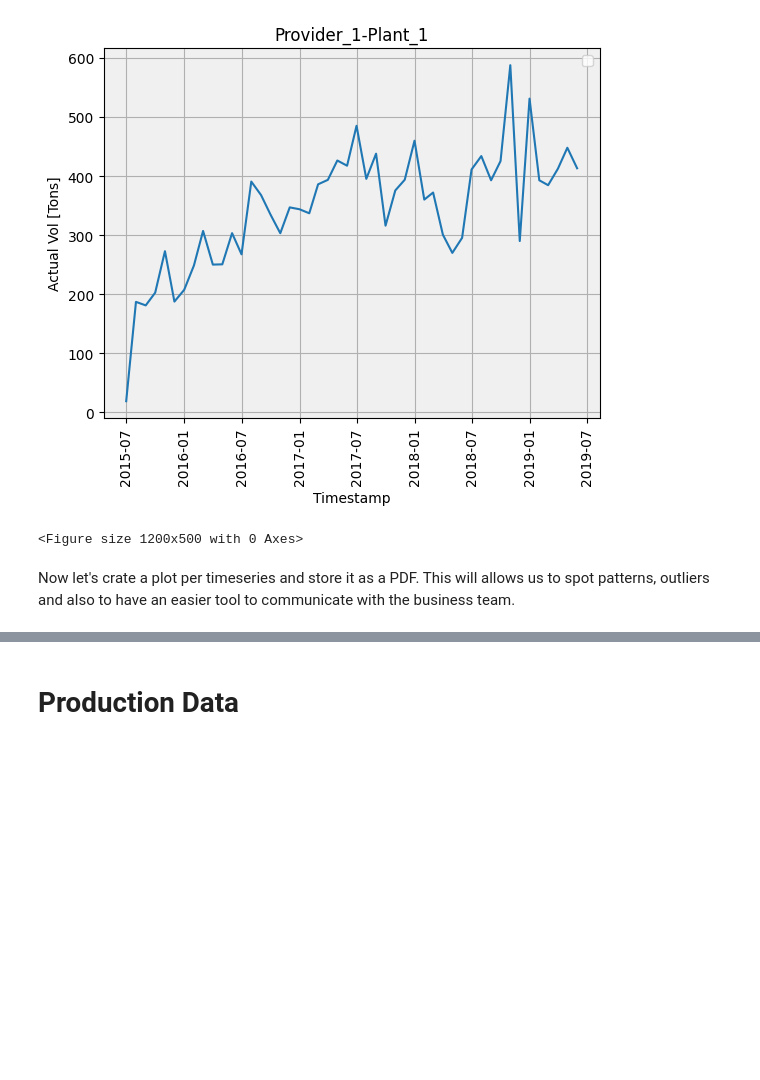
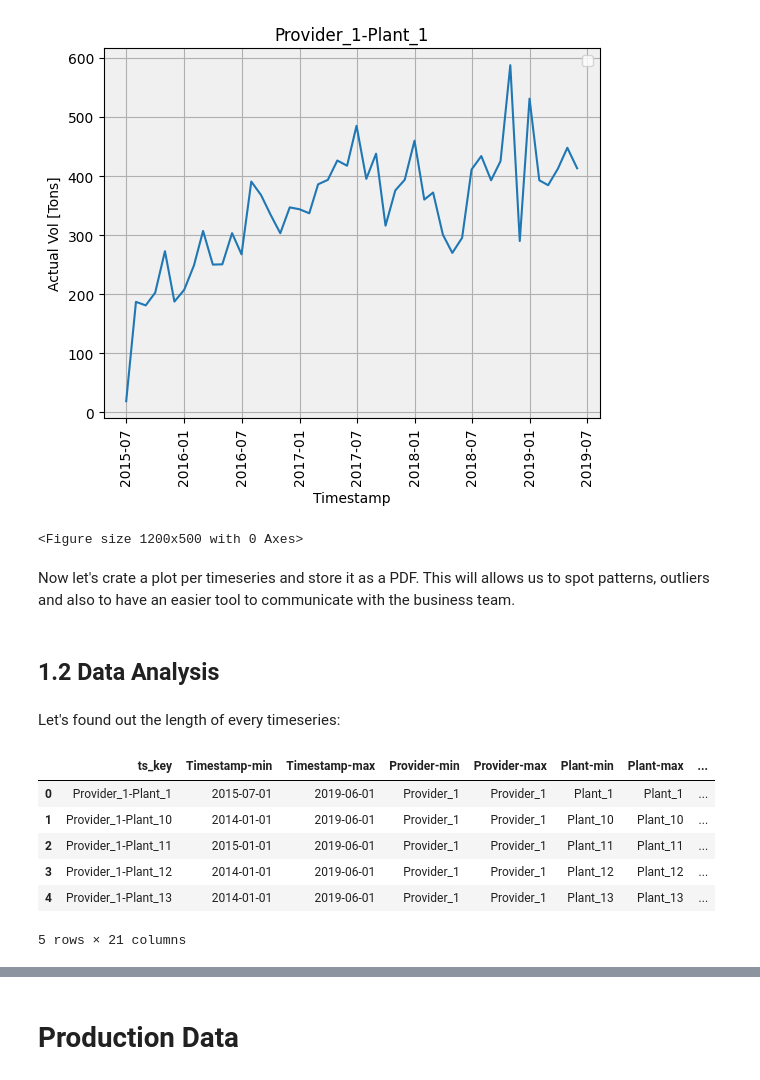
Before and after one commit to noliveraa/ValueDrivenDataScience_LogisticsApplication, a Jupyter notebook: LogisticsApplications/00-EDA.ipynb, the cells around one changed output, grey strips where cells are left out. Drawn from its saved outputs; the diff is of its cells as text; code cells hidden in the pictures; blank space fills up the shorter version.

```diff
--- a/LogisticsApplications/00-EDA.ipynb
+++ b/LogisticsApplications/00-EDA.ipynb
@@ -237,3 +235,7 @@ with PdfPages('Timeseries_Tons.pdf') as pdf:
     d['Title'] = 'Timeseries Tons'
     d['Author'] = 'John Torres'
     d['CreationDate'] = datetime.today()
+# %% [markdown]
+## 1.2 Data Analysis
+# %% [markdown]
+Let's found out the length of every timeseries:
@@ -239,0 +249,10 @@ with PdfPages('Timeseries_Tons.pdf') as pdf:
+# %%
+df_vol_summary.head()
+# %% [output]
+|  | ts_key | Timestamp-min | Timestamp-max | Provider-min | Provider-max | Plant-min | Plant-max | ... |
+| 0 | Provider_1-Plant_1 | 2015-07-01 | 2019-06-01 | Provider_1 | Provider_1 | Plant_1 | Plant_1 | ... |
+| 1 | Provider_1-Plant_10 | 2014-01-01 | 2019-06-01 | Provider_1 | Provider_1 | Plant_10 | Plant_10 | ... |
+| 2 | Provider_1-Plant_11 | 2015-01-01 | 2019-06-01 | Provider_1 | Provider_1 | Plant_11 | Plant_11 | ... |
+| 3 | Provider_1-Plant_12 | 2014-01-01 | 2019-06-01 | Provider_1 | Provider_1 | Plant_12 | Plant_12 | ... |
+| 4 | Provider_1-Plant_13 | 2014-01-01 | 2019-06-01 | Provider_1 | Provider_1 | Plant_13 | Plant_13 | ... |
+5 rows × 21 columns
```
Also changed, not shown: parts of 29 cells of this notebook, 1 other file.
